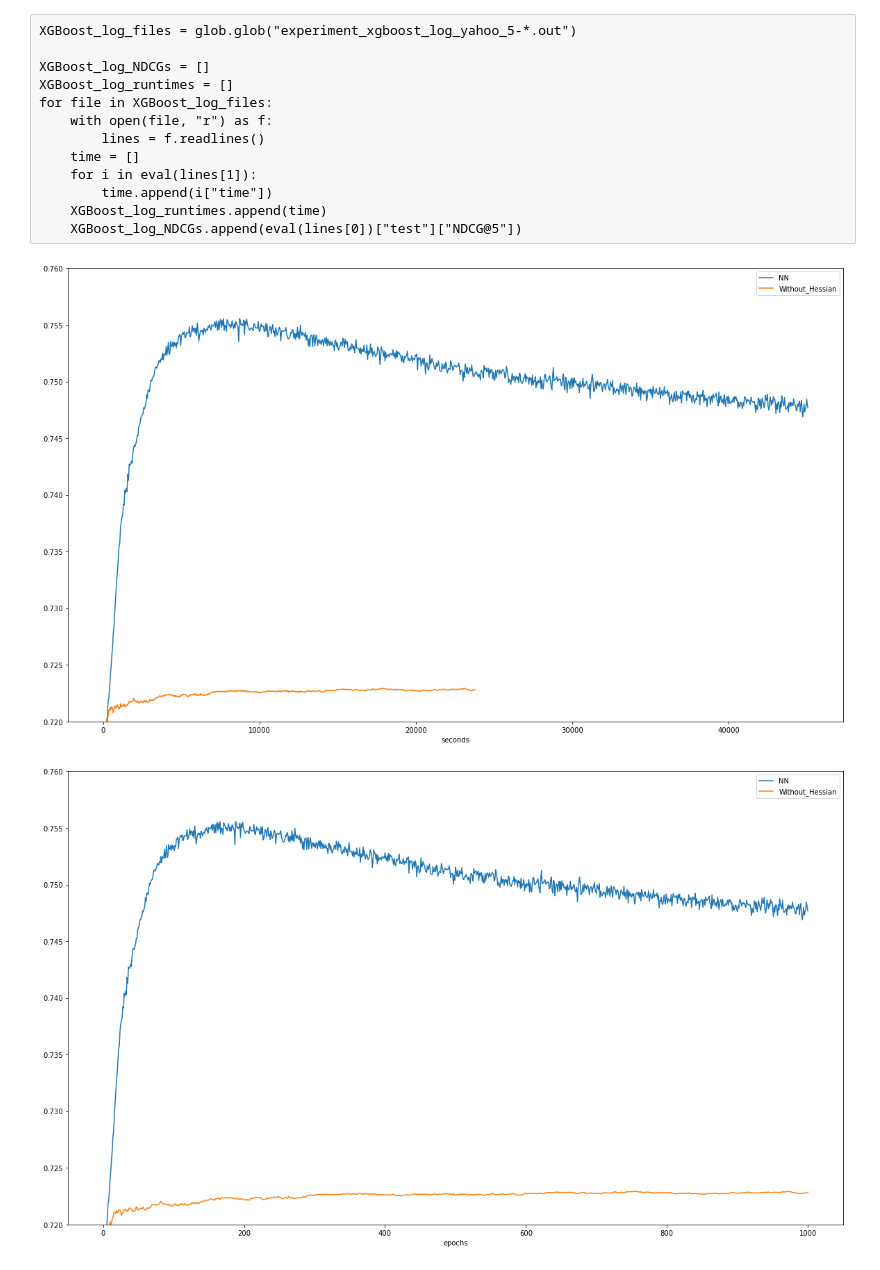
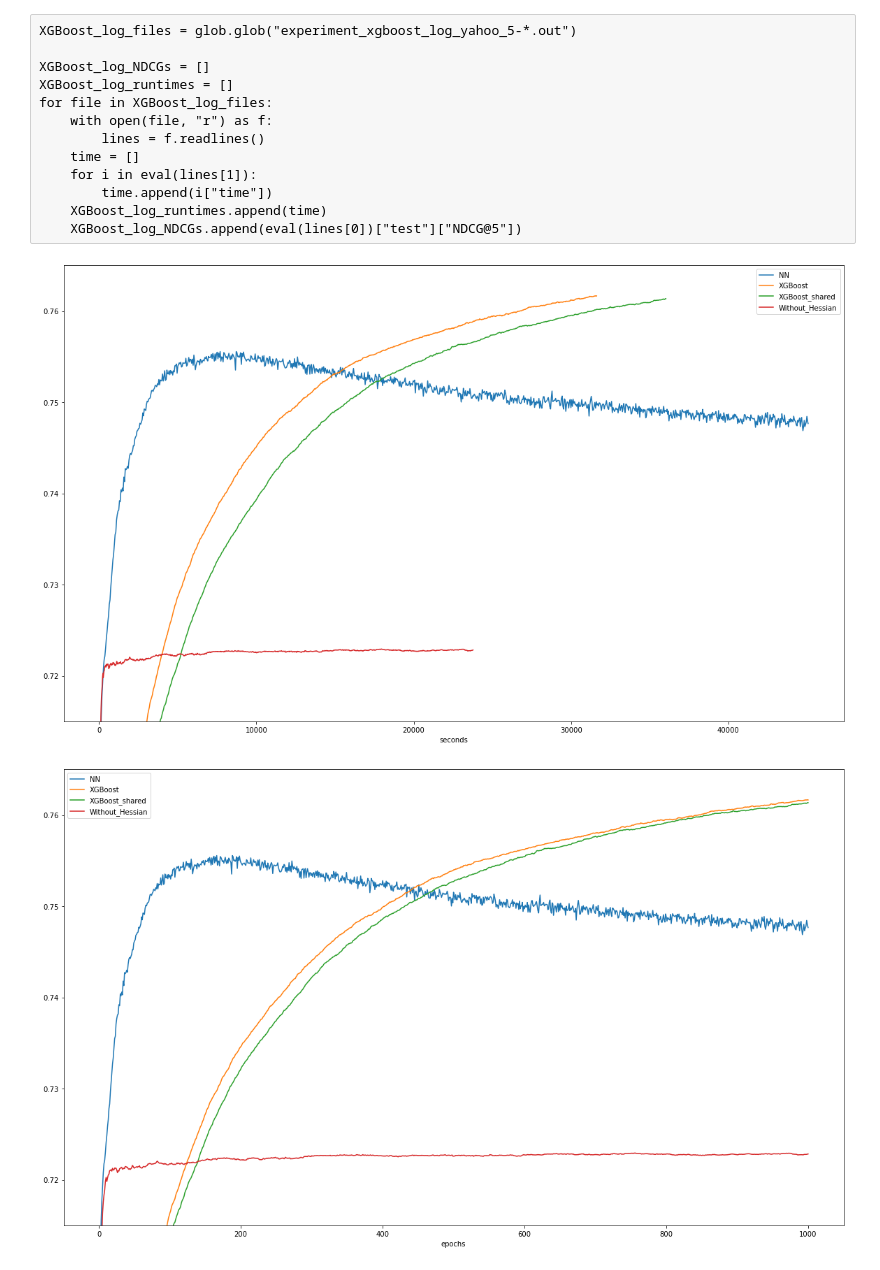
Before and after one commit to jkang98/plrank-short-paper, a Jupyter notebook: experiments/yahoo/K=5/plot_K_5_yahoo.ipynb, the cells around one changed output. Cells and saved outputs as stored; diff of their text form; code cells hidden in the pictures.

```diff
--- a/experiments/yahoo/K=5/plot_K_5_yahoo.ipynb
+++ b/experiments/yahoo/K=5/plot_K_5_yahoo.ipynb
@@ -101,16 +101,16 @@ plt.plot(
 #     np.mean(np.array(NN_log_NDCGs), axis=0),
 #     label="NN_log",
 # )
-# plt.plot(
-#     np.mean(np.array(XGBoost_runtimes), axis=0),
-#     np.mean(np.array(XGBoost_NDCGs), axis=0),
-#     label="XGBoost",
-# )
-# plt.plot(
-#     np.mean(np.array(XGBoost_shared_runtimes), axis=0),
-#     np.mean(np.array(XGBoost_shared_NDCGs), axis=0),
-#     label="XGBoost_shared",
-# )
+plt.plot(
+    np.mean(np.array(XGBoost_runtimes), axis=0),
+    np.mean(np.array(XGBoost_NDCGs), axis=0),
+    label="XGBoost",
+)
+plt.plot(
+    np.mean(np.array(XGBoost_shared_runtimes), axis=0),
+    np.mean(np.array(XGBoost_shared_NDCGs), axis=0),
+    label="XGBoost_shared",
+)
 # plt.plot(
 #     np.mean(np.array(XGBoost_log_runtimes), axis=0),
 #     np.mean(np.array(XGBoost_log_NDCGs), axis=0),
@@ -121,39 +121,39 @@ plt.plot(
     np.mean(np.array(Without_Hessian_NDCGs), axis=0),
     label="Without_Hessian",
 )
-plt.ylim(0.72, 0.76)
+plt.ylim(0.715, 0.765)
 plt.legend()
 plt.xlabel("seconds")
 plt.show()
 # %% [output]
-[figure, old version]
+[figure, new version]
 # %%
 plt.figure(figsize=(20, 12))
 plt.plot(
     np.arange(0, 1001), np.mean(np.array(NN_NDCGs), axis=0), label="NN",
 )
 # plt.plot(
 #     np.arange(0, 501), np.mean(np.array(NN_log_NDCGs), axis=0), label="NN_log",
 # )
-# plt.plot(
-#     np.arange(1, 1001), np.mean(np.array(XGBoost_NDCGs), axis=0), label="XGBoost",
-# )
-# plt.plot(
-#     np.arange(1, 1001),
-#     np.mean(np.array(XGBoost_shared_NDCGs), axis=0),
-#     label="XGBoost_shared",
-# )
+plt.plot(
+    np.arange(1, 1001), np.mean(np.array(XGBoost_NDCGs), axis=0), label="XGBoost",
+)
+plt.plot(
+    np.arange(1, 1001),
+    np.mean(np.array(XGBoost_shared_NDCGs), axis=0),
+    label="XGBoost_shared",
+)
 # plt.plot(
 #     np.arange(1, 501), np.mean(np.array(XGBoost_log_NDCGs), axis=0), label="XGBoost_log",
 # )
 plt.plot(
     np.arange(1, 1001),
     np.mean(np.array(Without_Hessian_NDCGs), axis=0),
     label="Without_Hessian",
 )
-plt.ylim(0.72, 0.76)
+plt.ylim(0.715, 0.765)
 plt.legend()
 plt.xlabel("epochs")
 plt.show()
 # %% [output]
-[figure, old version]
+[figure, new version]
```
Also changed, not shown: 14 other files.
